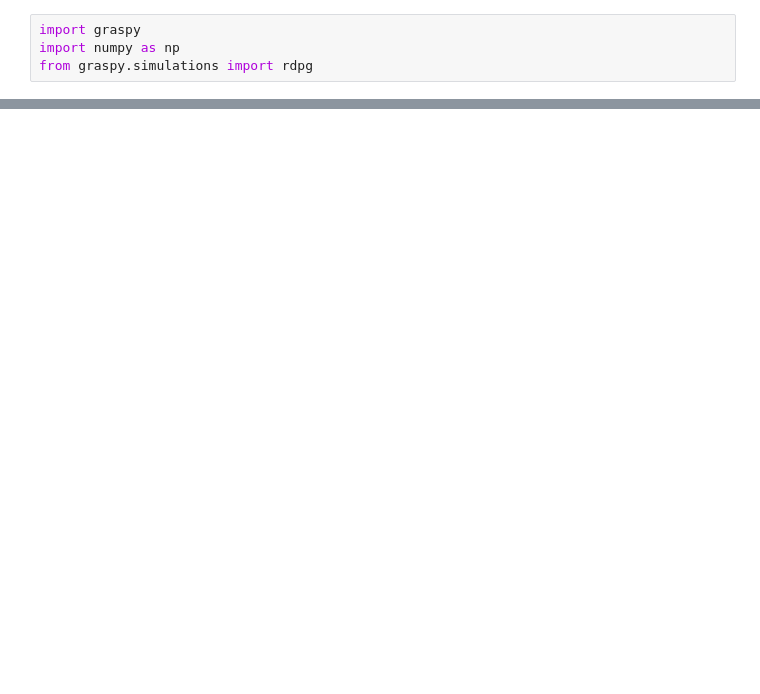
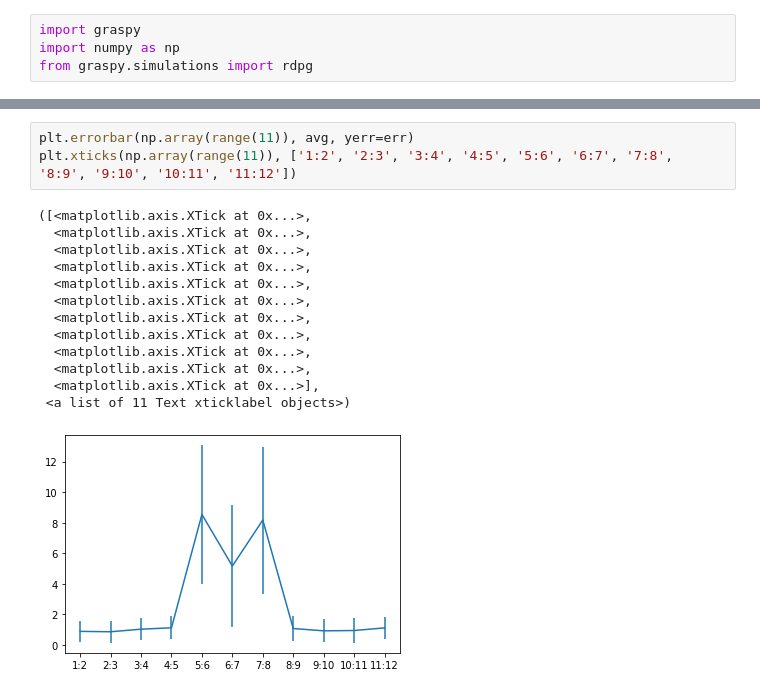
Before and after one commit to NeuroDataDesign/team-forbidden-forest, a Jupyter notebook: ShumingXu/RDPG.ipynb, the cells around one changed output, grey strips where cells are left out. Drawn from its saved outputs; the diff is of its cells as text; blank space fills up the shorter version.

```diff
--- a/ShumingXu/RDPG.ipynb
+++ b/ShumingXu/RDPG.ipynb
@@ -106,0 +100,17 @@ plt.plot(d_shortest_path.diagonal(offset=1))
+# %%
+plt.errorbar(np.array(range(11)), avg, yerr=err)
+plt.xticks(np.array(range(11)), ['1:2', '2:3', '3:4', '4:5', '5:6', '6:7', '7:8', '8:9', '9:10', '10:11', '11:12'])
+# %% [output]
+([<matplotlib.axis.XTick at 0x...>,
+  <matplotlib.axis.XTick at 0x...>,
+  <matplotlib.axis.XTick at 0x...>,
+  <matplotlib.axis.XTick at 0x...>,
+  <matplotlib.axis.XTick at 0x...>,
+  <matplotlib.axis.XTick at 0x...>,
+  <matplotlib.axis.XTick at 0x...>,
+  <matplotlib.axis.XTick at 0x...>,
+  <matplotlib.axis.XTick at 0x...>,
+  <matplotlib.axis.XTick at 0x...>,
+  <matplotlib.axis.XTick at 0x...>],
+ <a list of 11 Text xticklabel objects>)
+[figure, added]
```
Also changed, not shown: parts of 13 cells of this notebook.
